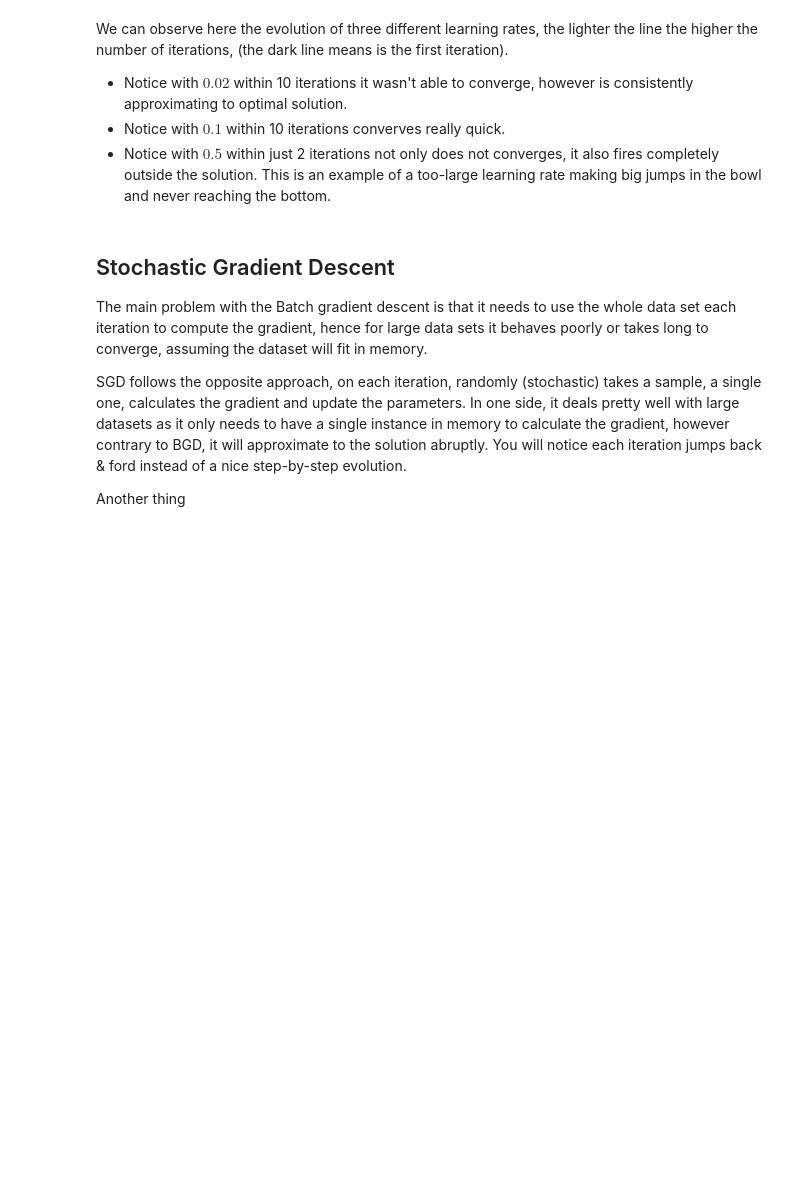
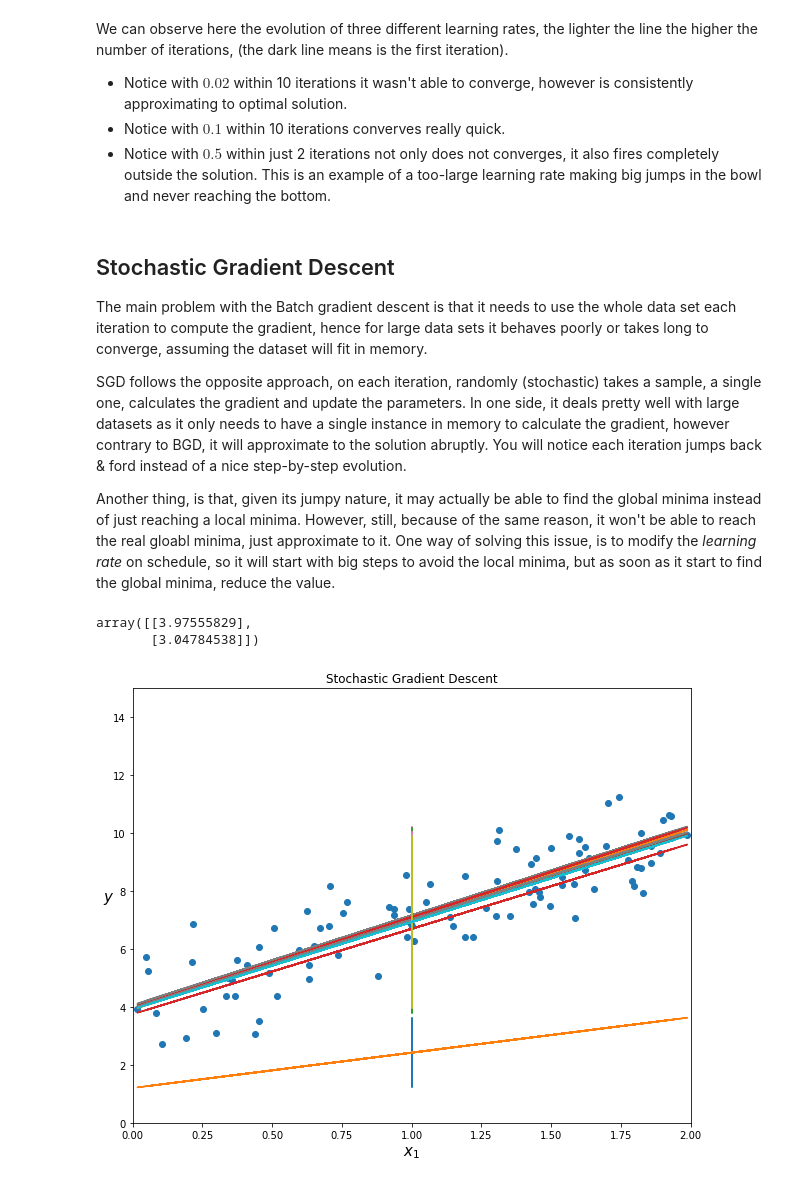
Before and after one commit to Ohtar10/ml-python, a Jupyter notebook: ch04/Training Models.ipynb, the cells around one changed output. Saved outputs shown, nothing was run; the diff lists cells and outputs as text; code cells hidden in the pictures; blank space fills up the shorter version.

Commit message:
Continue with Stochastic Gradient Descent

```diff
--- a/ch04/Training Models.ipynb
+++ b/ch04/Training Models.ipynb
@@ -236,4 +236,42 @@ The main problem with the Batch gradient descent is that it needs to use the who
 
 SGD follows the opposite approach, on each iteration, randomly (stochastic) takes a sample, a single one, calculates the gradient and update the parameters. In one side, it deals pretty well with large datasets as it only needs to have a single instance in memory to calculate the gradient, however contrary to BGD, it will approximate to the solution abruptly. You will notice each iteration jumps back & ford instead of a nice step-by-step evolution.
 
-Another thing
+Another thing, is that, given its jumpy nature, it may actually be able to find the global minima instead of just reaching a local minima. However, still, because of the same reason, it won't be able to reach the real gloabl minima, just approximate to it. One way of solving this issue, is to modify the *learning rate* on schedule, so it will start with big steps to avoid the local minima, but as soon as it start to find the global minima, reduce the value.
+# %%
+n_epochs = 50
+t0, t1 = 5, 50
+m = len(X_b)
+
+def learning_schedule(t):
+    return t0 / (t + t1)
+
+theta = np.random.rand(2, 1)
+steps = []
+for epoch in range(n_epochs):
+    for i in range(m):
+        random_index = np.random.randint(m)
+        xi = X_b[random_index:random_index+1]
+        yi = y[random_index:random_index+1]
+        gradients = 2 * xi.T.dot(xi.dot(theta) - yi)
+        eta = learning_schedule(epoch * m + i)
+        theta = theta - eta * gradients
+        steps.append(theta)
+
+theta
+# %% [output]
+array([[3.97555829],
+       [3.04784538]])
+# %%
+plt.figure(figsize=(10, 8))
+plt.scatter(X, y)
+plt.title("Stochastic Gradient Descent")
+plt.xlabel("$x_1$", fontsize=15)
+plt.ylabel("$y$", rotation=0, fontsize=15)
+plt.axis([0, 2, 0, 15])
+for step in steps[::500]:
+    predictions = X_b.dot(step)
+    plt.plot(X_b, predictions)
+
+plt.show()
+# %% [output]
+[figure, added]
```
Also changed, not shown: parts of 1 cell of this notebook.
